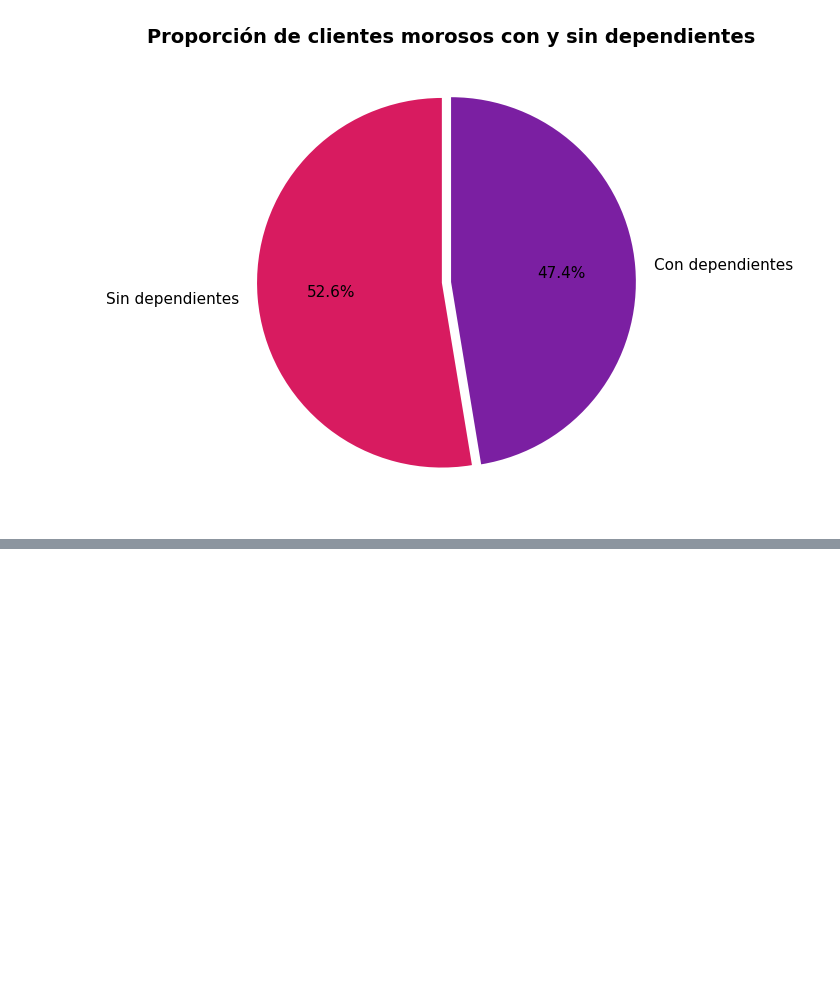
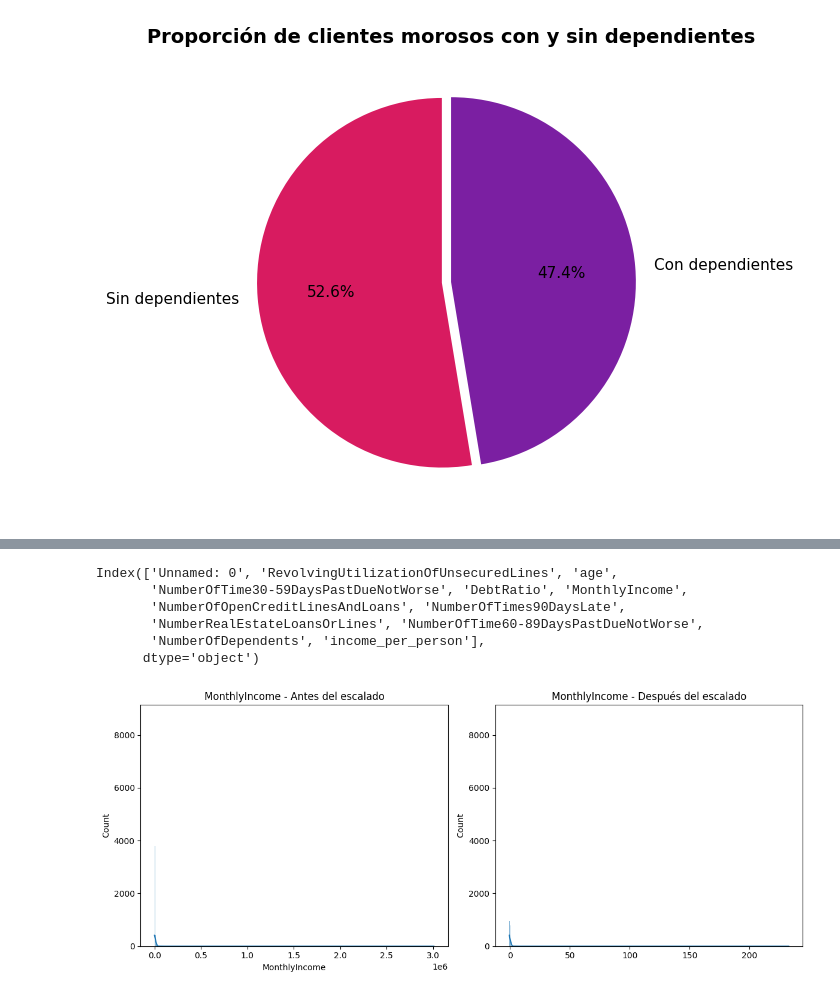
Before and after one commit to maitena-11g/carpetamay, a Jupyter notebook: Givemecredit.ipynb, the cells around one changed output, grey strips where cells are left out. Saved outputs shown, nothing was run; the diff lists cells and outputs as text; code cells hidden in the pictures; blank space fills up the shorter version.

```diff
--- a/Givemecredit.ipynb
+++ b/Givemecredit.ipynb
@@ -700,0 +908,5 @@ See the caveats in the documentation: https://pandas.pydata.org/pandas-docs/stab
+# %%
+import pandas as pd
+train_df = pd.read_csv("gmsc/cs-training.csv")
+print(train_df.shape)
+train_df.head()
@@ -700,0 +952,11 @@ See the caveats in the documentation: https://pandas.pydata.org/pandas-docs/stab
+# %%
+
+numeric_cols = X.select_dtypes(include=['float64','int64']).columns
+numeric_cols
+# %% [output]
+Index(['Unnamed: 0', 'RevolvingUtilizationOfUnsecuredLines', 'age',
+       'NumberOfTime30-59DaysPastDueNotWorse', 'DebtRatio', 'MonthlyIncome',
+       'NumberOfOpenCreditLinesAndLoans', 'NumberOfTimes90DaysLate',
+       'NumberRealEstateLoansOrLines', 'NumberOfTime60-89DaysPastDueNotWorse',
+       'NumberOfDependents', 'income_per_person'],
+      dtype='object')
@@ -700,0 +973,30 @@ See the caveats in the documentation: https://pandas.pydata.org/pandas-docs/stab
+# %%
+import matplotlib.pyplot as plt
+import seaborn as sns
+from sklearn.preprocessing import StandardScaler
+
+# Elegimos una sola columna para visualizar
+col = "MonthlyIncome"
+
+# Copia antes del escalado
+before = train_df[col].dropna()
+
+# Aplicamos el escalado
+scaler = StandardScaler()
+after = scaler.fit_transform(before.values.reshape(-1,1)).flatten()
+
+# Gráfico liviano
+plt.figure(figsize=(12,5))
+
+plt.subplot(1,2,1)
+sns.histplot(before, kde=True)
+plt.title(f"{col} - Antes del escalado")
+
+plt.subplot(1,2,2)
+sns.histplot(after, kde=True)
+plt.title(f"{col} - Después del escalado")
+
+plt.tight_layout()
+plt.show()
+# %% [output]
+[figure, added]
```
Also changed, not shown: parts of 45 cells of this notebook.
